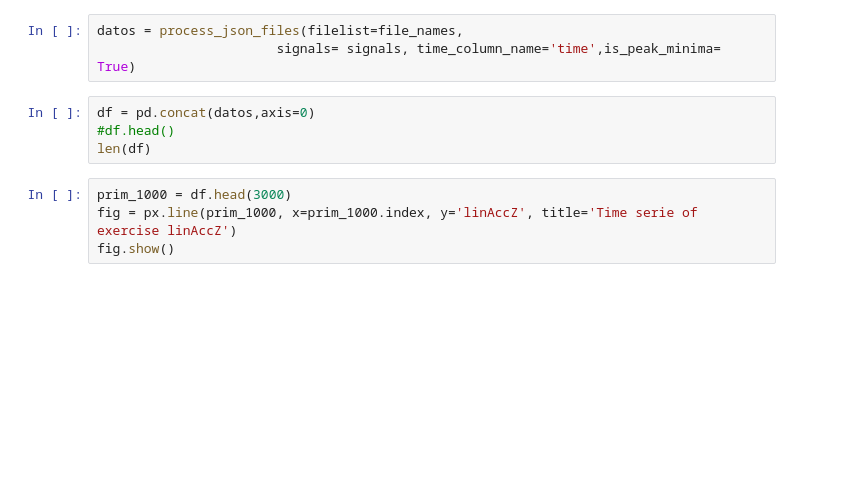
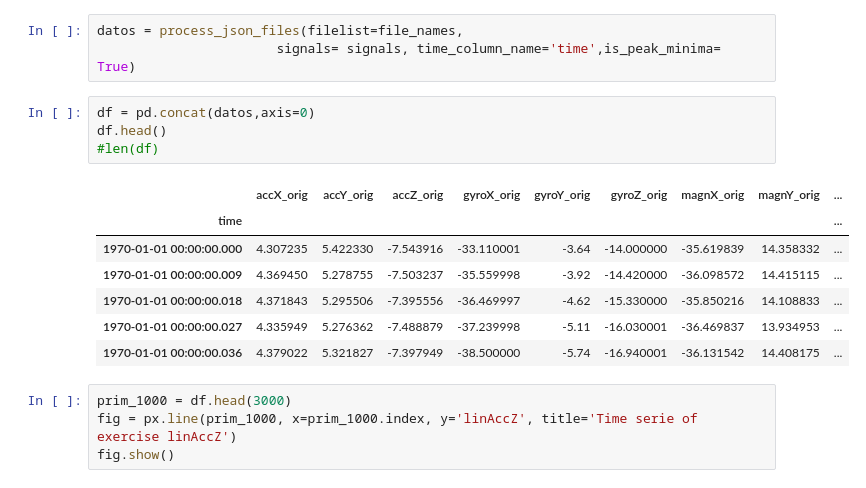
Before and after one commit to fitizens/mbd23_squats, a Jupyter notebook: new_exercises.ipynb, the cells around one changed output. Drawn from its saved outputs; the diff is of its cells as text; blank space fills up the shorter version.

```diff
--- a/new_exercises.ipynb
+++ b/new_exercises.ipynb
@@ -24,8 +24,16 @@ datos = process_json_files(filelist=file_names,
                        signals= signals, time_column_name='time',is_peak_minima= True)
 # %%
 df = pd.concat(datos,axis=0)
-#df.head()
-len(df)
+df.head()
+#len(df)
+# %% [output]
+|  | accX_orig | accY_orig | accZ_orig | gyroX_orig | gyroY_orig | gyroZ_orig | magnX_orig | magnY_orig | ... |
+| time |  |  |  |  |  |  |  |  | ... |
+| 1970-01-01 00:00:00.000 | 4.307235 | 5.422330 | -7.543916 | -33.110001 | -3.64 | -14.000000 | -35.619839 | 14.358332 | ... |
+| 1970-01-01 00:00:00.009 | 4.369450 | 5.278755 | -7.503237 | -35.559998 | -3.92 | -14.420000 | -36.098572 | 14.415115 | ... |
+| 1970-01-01 00:00:00.018 | 4.371843 | 5.295506 | -7.395556 | -36.469997 | -4.62 | -15.330000 | -35.850216 | 14.108833 | ... |
+| 1970-01-01 00:00:00.027 | 4.335949 | 5.276362 | -7.488879 | -37.239998 | -5.11 | -16.030001 | -36.469837 | 13.934953 | ... |
+| 1970-01-01 00:00:00.036 | 4.379022 | 5.321827 | -7.397949 | -38.500000 | -5.74 | -16.940001 | -36.131542 | 14.408175 | ... |
 # %%
 prim_1000 = df.head(3000)
 fig = px.line(prim_1000, x=prim_1000.index, y='linAccZ', title='Time serie of exercise linAccZ')
```
Also changed, not shown: parts of 3 cells of this notebook, 6 other files.
